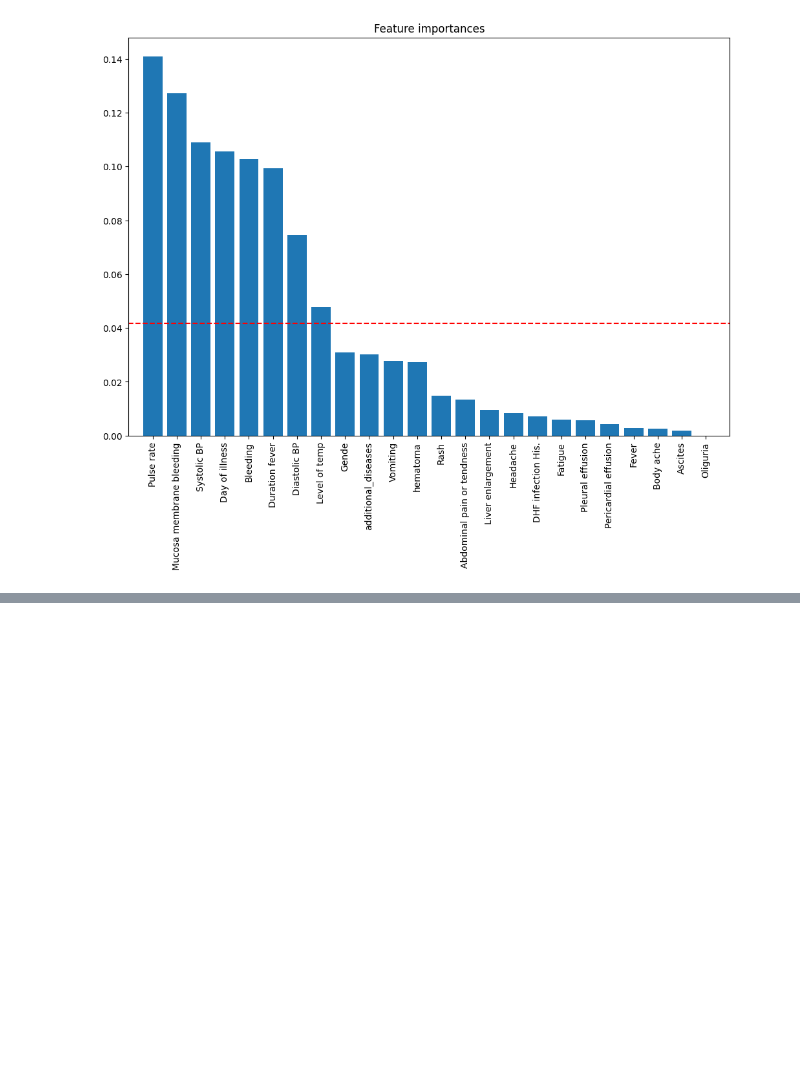
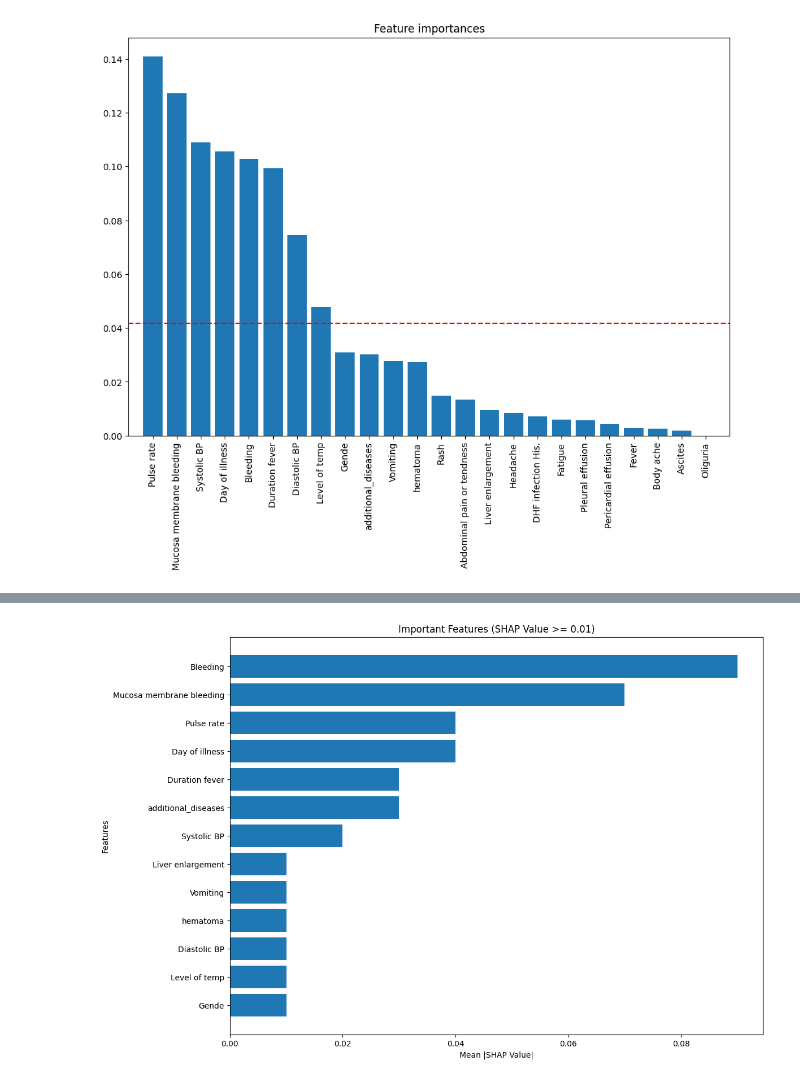
Before and after one commit to khnam-ng/SevereDengueFever, a Jupyter notebook: notebooks/2nd_try.ipynb, the cells around one changed output, grey strips where cells are left out. Drawn from its saved outputs; the diff is of its cells as text; code cells hidden in the pictures; blank space fills up the shorter version.

```diff
--- a/notebooks/2nd_try.ipynb
+++ b/notebooks/2nd_try.ipynb
@@ -230,0 +332,38 @@ shap_values = explainer.shap_values(x2_test)
+# %%
+import shap
+
+explainer = shap.TreeExplainer(rf_cv)
+
+shap_values = explainer(x2_test)
+
+m = np.abs(shap_values.values).mean(0).round(2)
+# for i in range(m.shape[0]):
+#     if m[i][0] >= 0.01:
+#         print(f"{features[i]}: {m[i][0]}")
+
+# shap.summary_plot(shap_values, x2_test)
+# Create a bar plot of feature importance
+plt.figure(figsize=(12, 8))
+important_features = []
+important_values = []
+
+for i in range(m.shape[0]):
+    if m[i][0] >= 0.01:
+        important_features.append(features[i])
+        important_values.append(m[i][0])
+
+# Sort by importance
+sorted_indices = np.argsort(important_values)
+sorted_features = [important_features[i] for i in sorted_indices]
+sorted_values = [important_values[i] for i in sorted_indices]
+
+plt.barh(range(len(sorted_features)), sorted_values, align='center')
+plt.yticks(range(len(sorted_features)), sorted_features)
+plt.xlabel('Mean |SHAP Value|')
+plt.ylabel('Features')
+plt.title('Important Features (SHAP Value >= 0.01)')
+plt.tight_layout()
+plt.show()
+# shap.force_plot(explainer.expected_value[1], shap_values[1][2], x2_test[2])
+# %% [output]
+[figure, added]
```
Also changed, not shown: parts of 11 cells of this notebook, 2 other files.
